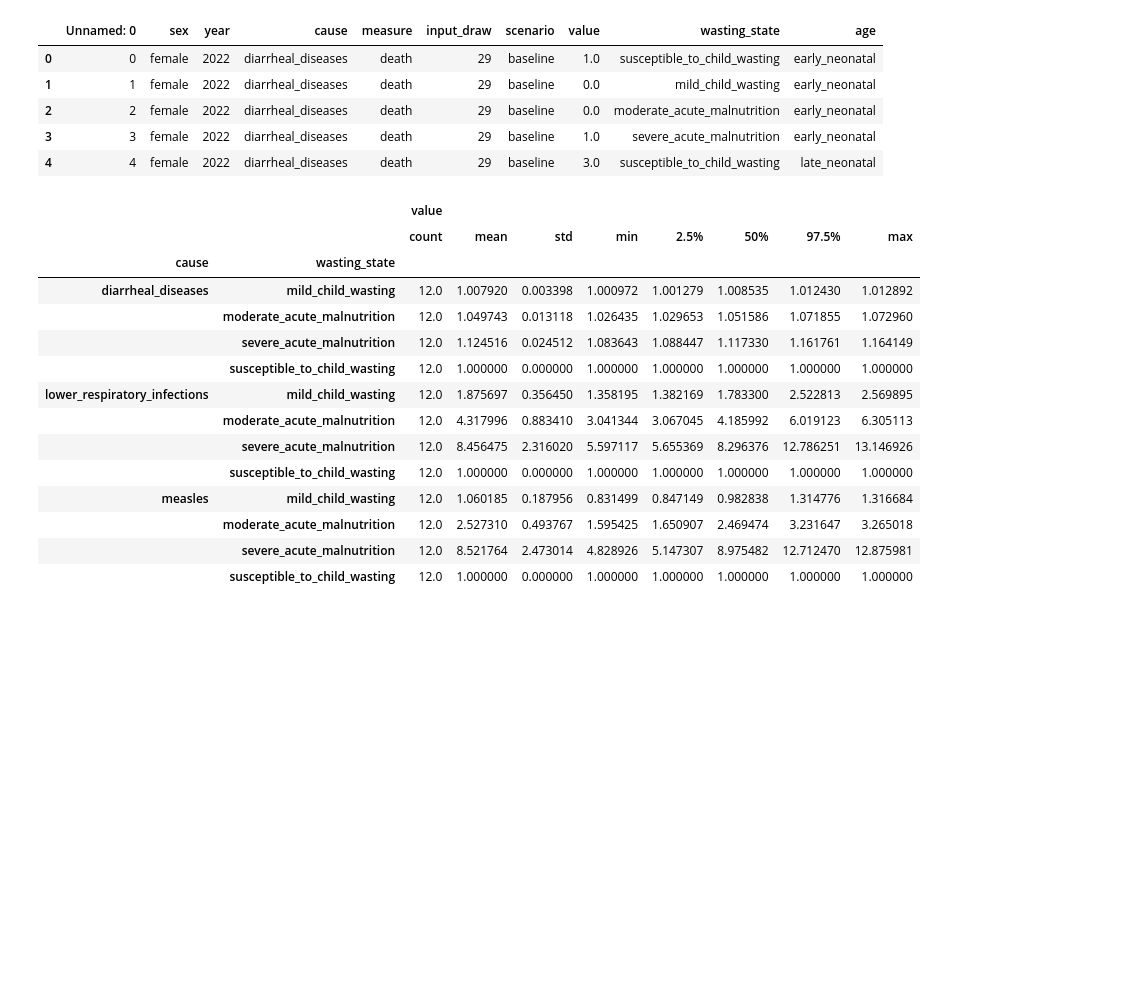
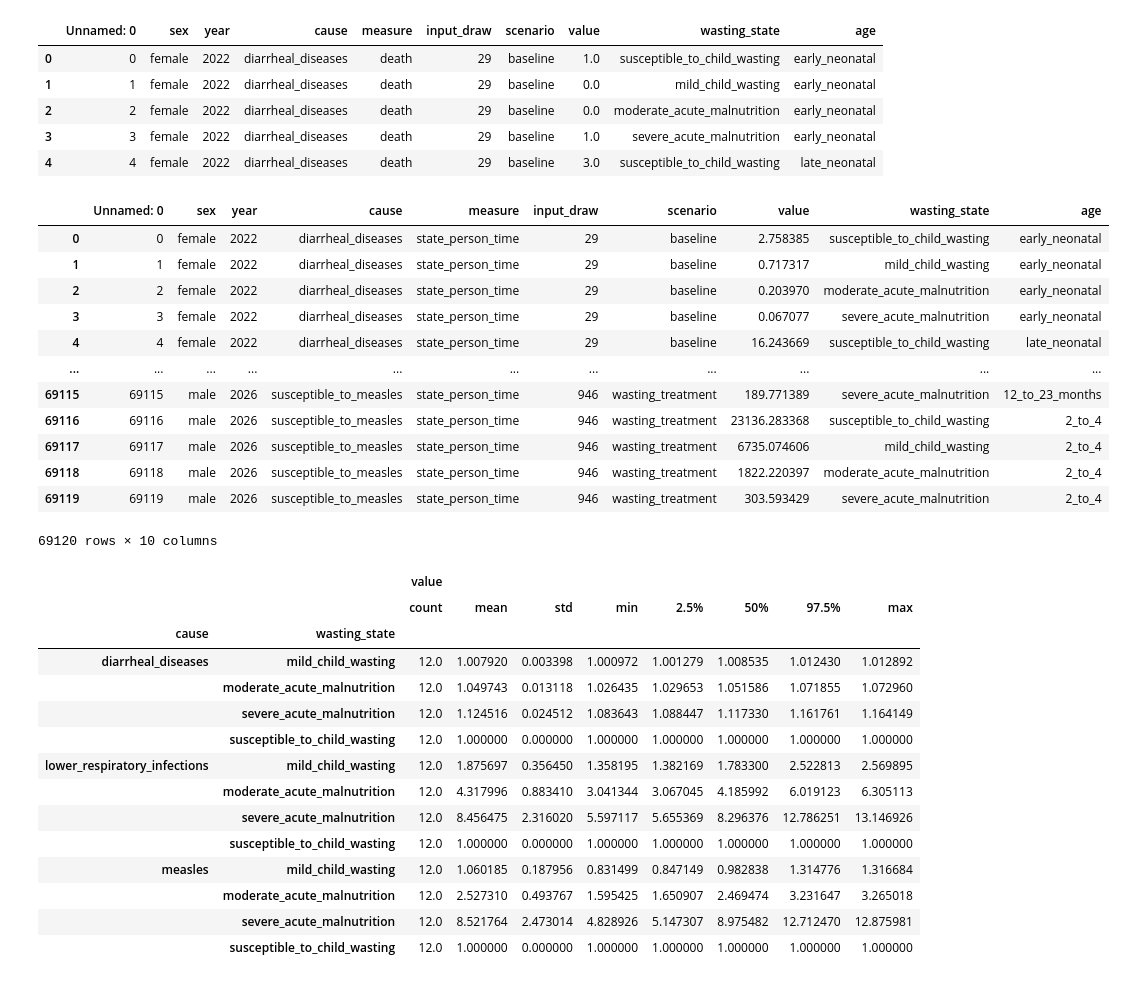
Before and after one commit to ihmeuw/vivarium_research_ciff_sam, a Jupyter notebook: model_validation/model6/model_6.0.1_risk_effects_verification.ipynb, the cells around one changed output. Saved outputs shown, nothing was run; the diff lists cells and outputs as text; code cells hidden in the pictures; blank space fills up the shorter version.

```diff
--- a/model_validation/model6/model_6.0.1_risk_effects_verification.ipynb
+++ b/model_validation/model6/model_6.0.1_risk_effects_verification.ipynb
@@ -43,6 +43,22 @@ deaths.head()
 | 2 | 2 | female | 2022 | diarrheal_diseases | death | 29 | baseline | 0.0 | moderate_acute_malnutrition | early_neonatal |
 | 3 | 3 | female | 2022 | diarrheal_diseases | death | 29 | baseline | 1.0 | severe_acute_malnutrition | early_neonatal |
 | 4 | 4 | female | 2022 | diarrheal_diseases | death | 29 | baseline | 3.0 | susceptible_to_child_wasting | late_neonatal |
+# %%
+state_pt
+# %% [output]
+|  | Unnamed: 0 | sex | year | cause | measure | input_draw | scenario | value | wasting_state | age |
+| 0 | 0 | female | 2022 | diarrheal_diseases | state_person_time | 29 | baseline | 2.758385 | susceptible_to_child_wasting | early_neonatal |
+| 1 | 1 | female | 2022 | diarrheal_diseases | state_person_time | 29 | baseline | 0.717317 | mild_child_wasting | early_neonatal |
+| 2 | 2 | female | 2022 | diarrheal_diseases | state_person_time | 29 | baseline | 0.203970 | moderate_acute_malnutrition | early_neonatal |
+| 3 | 3 | female | 2022 | diarrheal_diseases | state_person_time | 29 | baseline | 0.067077 | severe_acute_malnutrition | early_neonatal |
+| 4 | 4 | female | 2022 | diarrheal_diseases | state_person_time | 29 | baseline | 16.243669 | susceptible_to_child_wasting | late_neonatal |
+| ... | ... | ... | ... | ... | ... | ... | ... | ... | ... | ... |
+| 69115 | 69115 | male | 2026 | susceptible_to_measles | state_person_time | 946 | wasting_treatment | 189.771389 | severe_acute_malnutrition | 12_to_23_months |
+| 69116 | 69116 | male | 2026 | susceptible_to_measles | state_person_time | 946 | wasting_treatment | 23136.283368 | susceptible_to_child_wasting | 2_to_4 |
+| 69117 | 69117 | male | 2026 | susceptible_to_measles | state_person_time | 946 | wasting_treatment | 6735.074606 | mild_child_wasting | 2_to_4 |
+| 69118 | 69118 | male | 2026 | susceptible_to_measles | state_person_time | 946 | wasting_treatment | 1822.220397 | moderate_acute_malnutrition | 2_to_4 |
+| 69119 | 69119 | male | 2026 | susceptible_to_measles | state_person_time | 946 | wasting_treatment | 303.593429 | severe_acute_malnutrition | 2_to_4 |
+69120 rows × 10 columns
 # %%
 groupby_cols = ['input_draw','wasting_state']
 # %%
```
Also changed, not shown: parts of 5 cells of this notebook, 4 other files.
